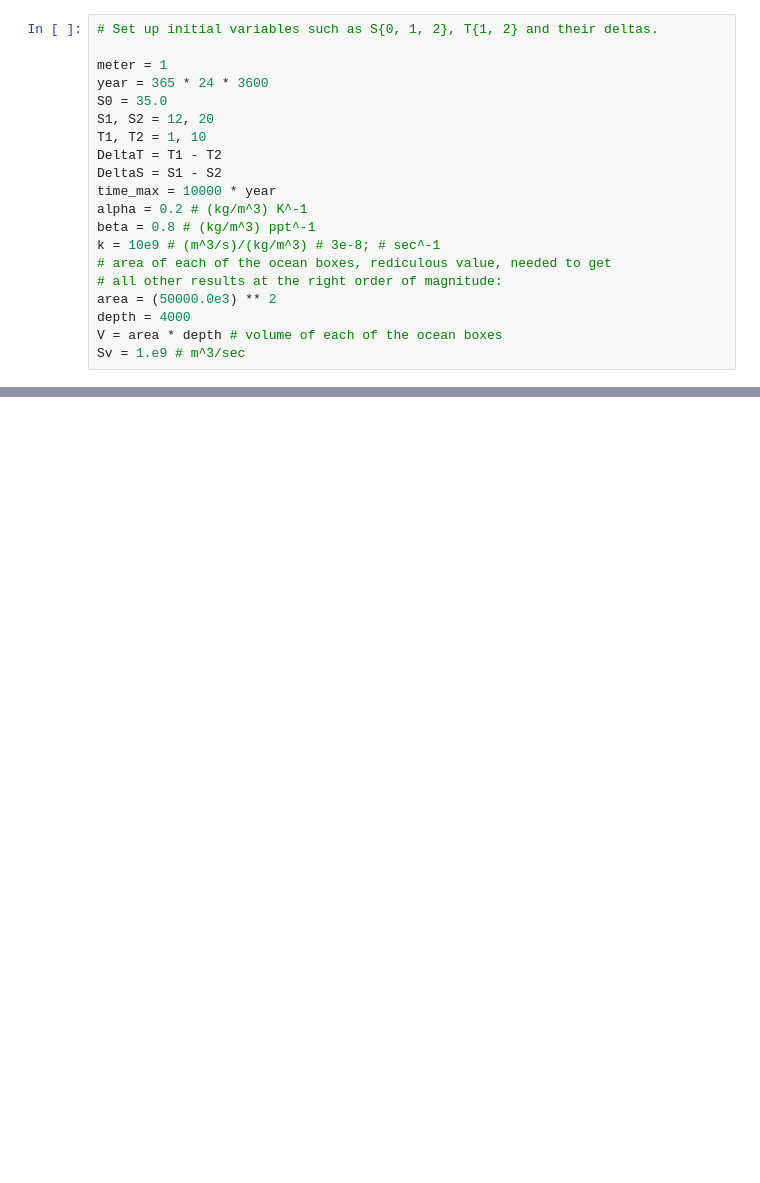
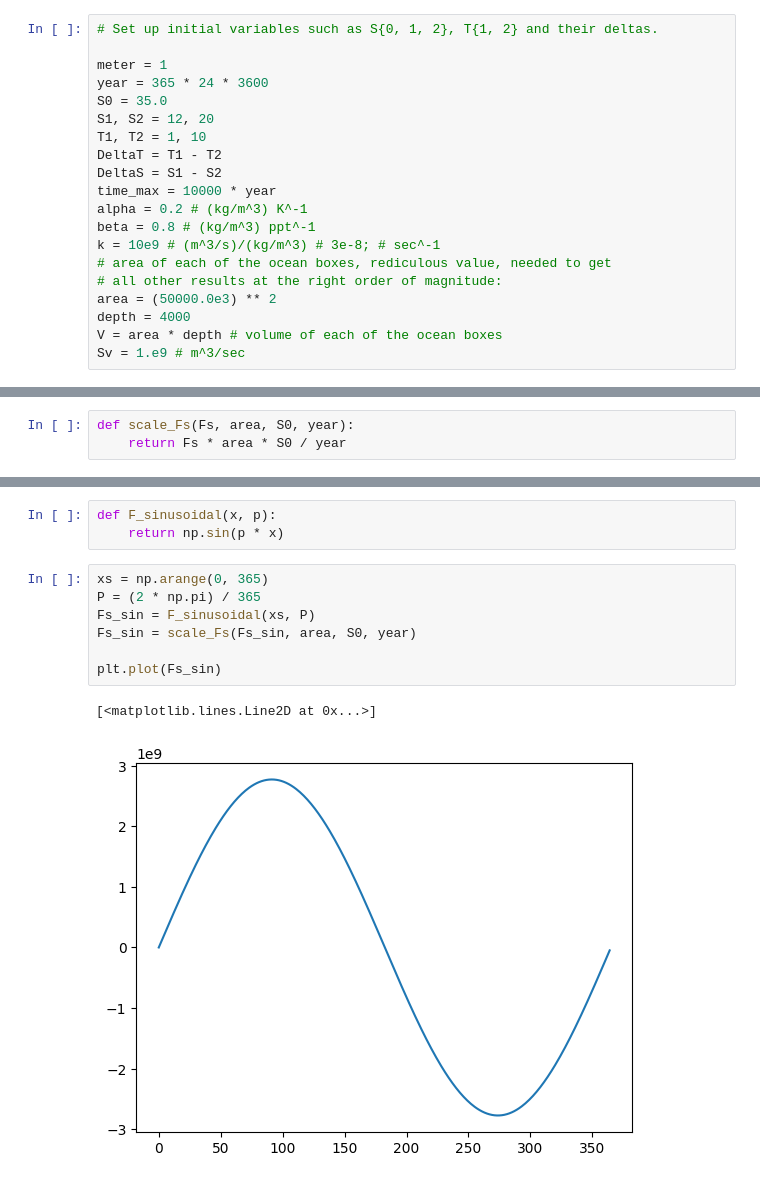
Before and after one commit to CompClimate/StommelBoxModel, a Jupyter notebook: box_model.ipynb, the cells around one changed output, grey strips where cells are left out. Cells and saved outputs as stored; diff of their text form; blank space fills up the shorter version.

```diff
--- a/box_model.ipynb
+++ b/box_model.ipynb
@@ -113,3 +120,6 @@ DeltaS_steady, q_steady = model.simulate(Fs_range)
+# %%
+def scale_Fs(Fs, area, S0, year):
+    return Fs * area * S0 / year
 # %%
 # Generate some plots.
 # This sort of validates the correctness of the implementation since the plots are the same
@@ -147,0 +173,13 @@ plt.show()
+# %%
+def F_sinusoidal(x, p):
+    return np.sin(p * x)
+# %%
+xs = np.arange(0, 365)
+P = (2 * np.pi) / 365
+Fs_sin = F_sinusoidal(xs, P)
+Fs_sin = scale_Fs(Fs_sin, area, S0, year)
+
+plt.plot(Fs_sin)
+# %% [output]
+[<matplotlib.lines.Line2D at 0x...>]
+[figure, added]
```
Also changed, not shown: parts of 11 cells of this notebook.
